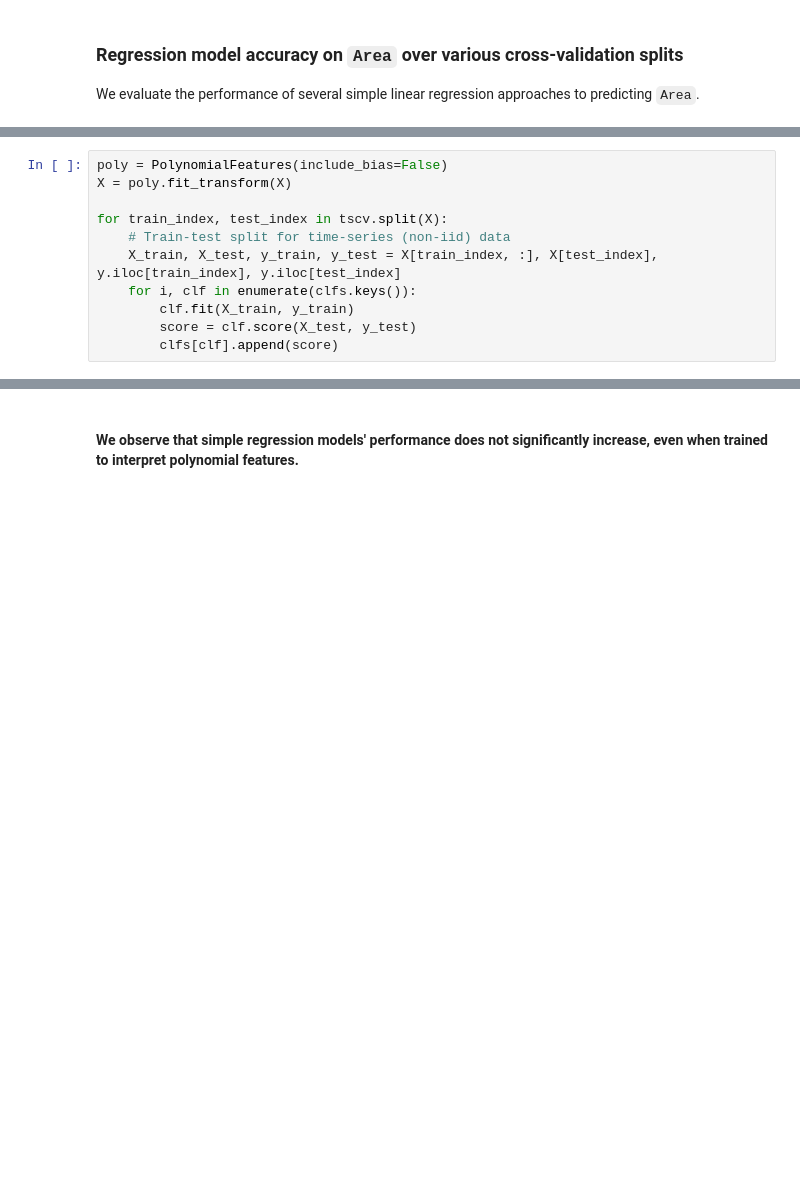
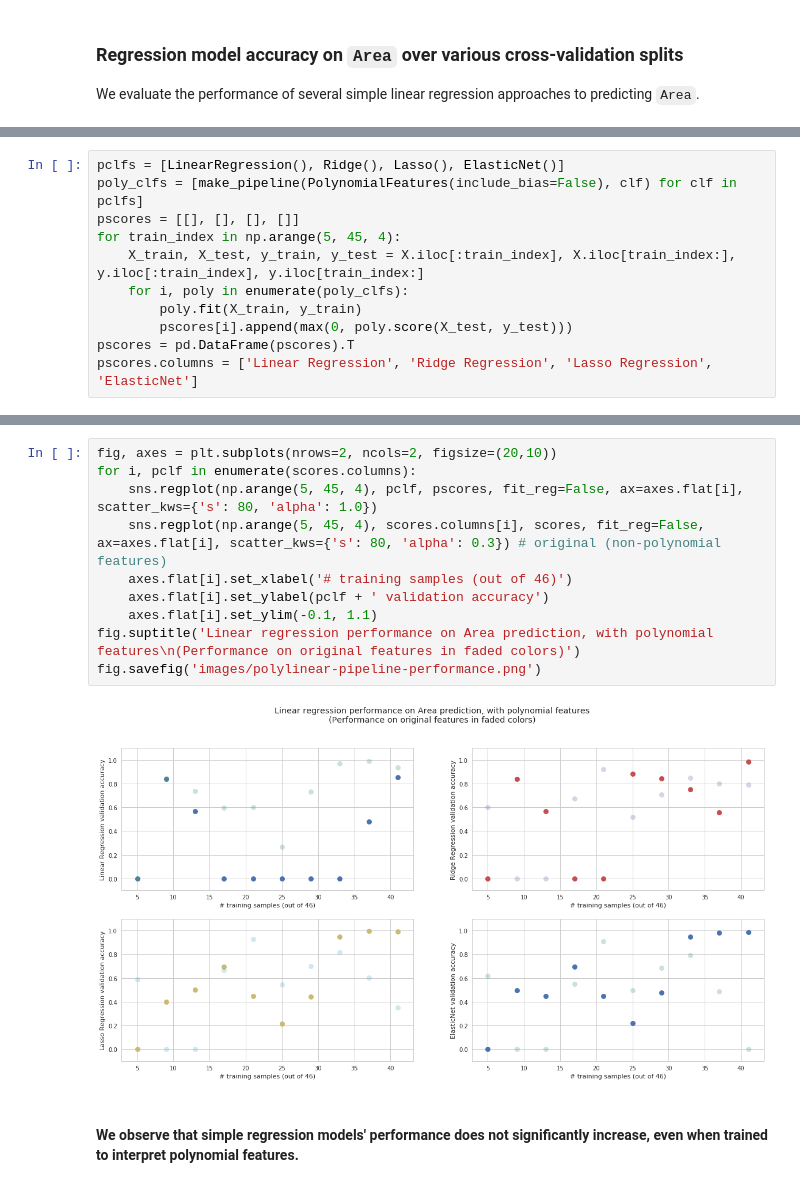
Before and after one commit to Columbia-Creative-Machines-Lab/muscle-prediction, a Jupyter notebook: parametric-analysis.ipynb, the cells around one changed output, grey strips where cells are left out. Cells and saved outputs as stored; diff of their text form; blank space fills up the shorter version.

```diff
--- a/parametric-analysis.ipynb
+++ b/parametric-analysis.ipynb
@@ -151,11 +144,0 @@ y = sample['Area']
-# %%
-poly = PolynomialFeatures(include_bias=False)
-X = poly.fit_transform(X)
-
-for train_index, test_index in tscv.split(X):
-    # Train-test split for time-series (non-iid) data
-    X_train, X_test, y_train, y_test = X[train_index, :], X[test_index], y.iloc[train_index], y.iloc[test_index]
-    for i, clf in enumerate(clfs.keys()):
-        clf.fit(X_train, y_train)
-        score = clf.score(X_test, y_test)
-        clfs[clf].append(score)
@@ -161,0 +148,11 @@ for train_index, test_index in tscv.split(X):
+# %%
+pclfs = [LinearRegression(), Ridge(), Lasso(), ElasticNet()]
+poly_clfs = [make_pipeline(PolynomialFeatures(include_bias=False), clf) for clf in pclfs]
+pscores = [[], [], [], []]
+for train_index in np.arange(5, 45, 4):
+    X_train, X_test, y_train, y_test = X.iloc[:train_index], X.iloc[train_index:], y.iloc[:train_index], y.iloc[train_index:]
+    for i, poly in enumerate(poly_clfs):
+        poly.fit(X_train, y_train)
+        pscores[i].append(max(0, poly.score(X_test, y_test)))
+pscores = pd.DataFrame(pscores).T
+pscores.columns = ['Linear Regression', 'Ridge Regression', 'Lasso Regression', 'ElasticNet']
@@ -162,3 +175,15 @@ for train_index, test_index in tscv.split(X):
+# %%
+fig, axes = plt.subplots(nrows=2, ncols=2, figsize=(20,10))
+for i, pclf in enumerate(scores.columns):
+    sns.regplot(np.arange(5, 45, 4), pclf, pscores, fit_reg=False, ax=axes.flat[i], scatter_kws={'s': 80, 'alpha': 1.0})
+    sns.regplot(np.arange(5, 45, 4), scores.columns[i], scores, fit_reg=False, ax=axes.flat[i], scatter_kws={'s': 80, 'alpha': 0.3}) # original (non-polynomial features)
+    axes.flat[i].set_xlabel('# training samples (out of 46)')
+    axes.flat[i].set_ylabel(pclf + ' validation accuracy')
+    axes.flat[i].set_ylim(-0.1, 1.1)
+fig.suptitle('Linear regression performance on Area prediction, with polynomial features\n(Performance on original features in faded colors)')
+fig.savefig('images/polylinear-pipeline-performance.png')
+# %% [output]
+[figure, added]
 # %% [markdown]
 #### We observe that simple regression models' performance does not significantly increase, even when trained to interpret polynomial features.
 # %%
```
Also changed, not shown: parts of 14 cells of this notebook, 37 other files.
